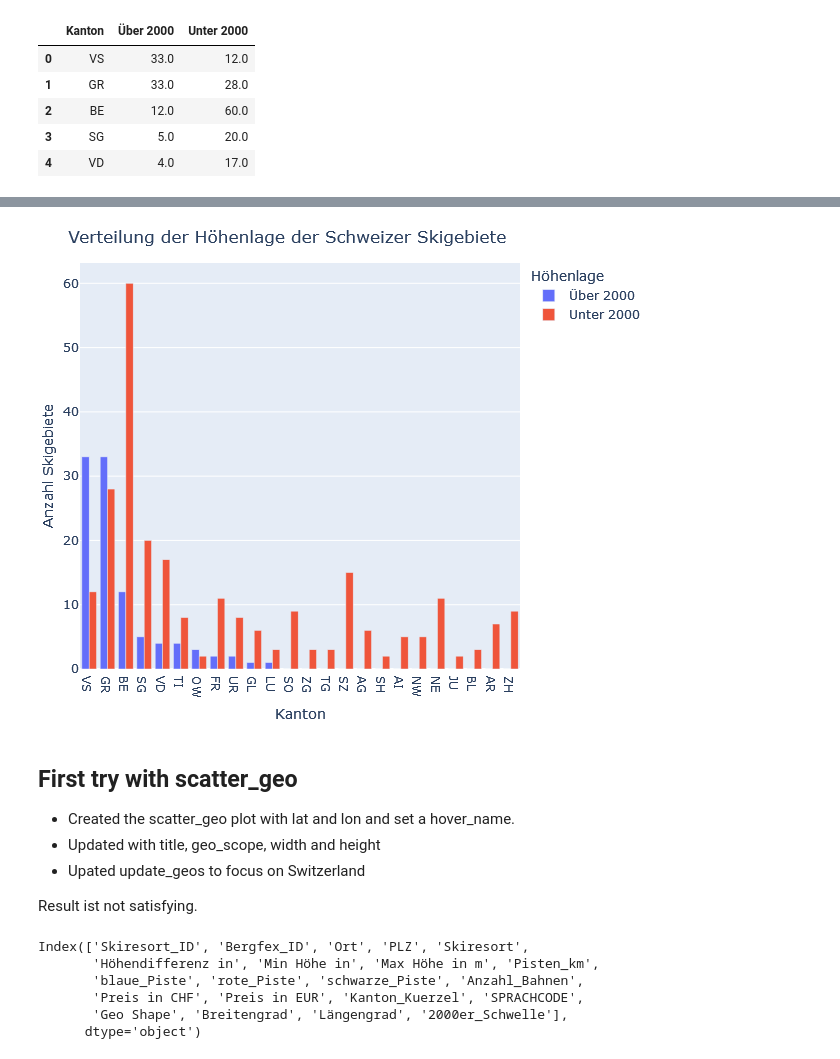
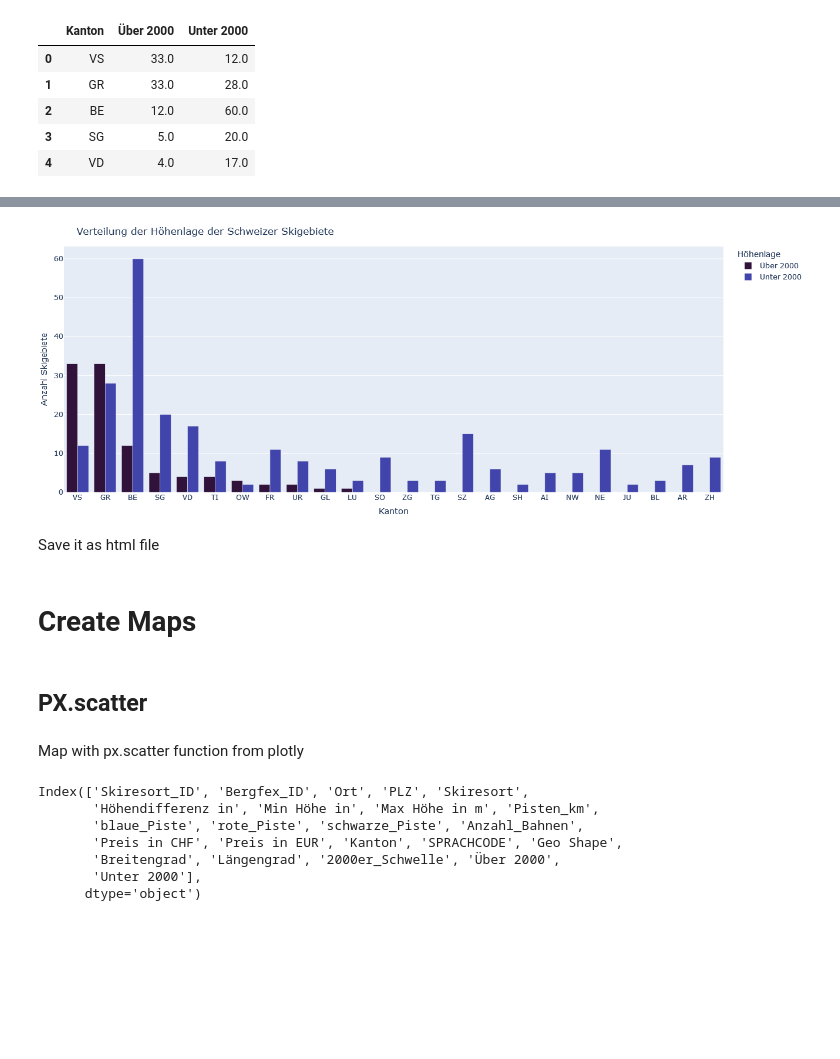
Before and after one commit to gimarius/Ski_Resorts_Switzerland, a Jupyter notebook: Data_Visualisation/Plotly_Analysis.ipynb, the cells around one changed output, grey strips where cells are left out. Drawn from its saved outputs; the diff is of its cells as text; code cells hidden in the pictures; blank space fills up the shorter version.

```diff
--- a/Data_Visualisation/Plotly_Analysis.ipynb
+++ b/Data_Visualisation/Plotly_Analysis.ipynb
@@ -43,2 +40,2 @@ Index(['Skiresort_ID', 'Bergfex_ID', 'Ort', 'PLZ', 'Unnamed: 4',
 # %%
-df.rename(columns={'Unnamed: 4':'Skiresort'}, inplace=True)
+df.rename(columns={'Unnamed: 4':'Skiresort','Kanton_Kuerzel': 'Kanton' }, inplace=True)
@@ -45,6 +44,5 @@ df.rename(columns={'Unnamed: 4':'Skiresort'}, inplace=True)
 # %%
-df.loc[(df['Max Höhe in m'] > 1999), 'Über_2000'] = 1
-df.loc[(df['Max Höhe in m'] < 2000), 'Über_2000'] = 0
-
-df.loc[(df['Max Höhe in m'] > 1999), 'Unter_2000'] = 0
-df.loc[(df['Max Höhe in m'] < 2000), 'Unter_2000'] = 1
+df.loc[(df['Max Höhe in m'] > 1999), 'Über 2000'] = 1
+df.loc[(df['Max Höhe in m'] < 2000), 'Über 2000'] = 0
+df.loc[(df['Max Höhe in m'] > 1999), 'Unter 2000'] = 0
+df.loc[(df['Max Höhe in m'] < 2000), 'Unter 2000'] = 1
@@ -63,9 +86,5 @@ Index(['Skiresort_ID', 'Bergfex_ID', 'Ort', 'PLZ', 'Skiresort',
 # %%
-df_Kanton_Höhe = df.groupby('Kanton_Kuerzel')['Über_2000','Unter_2000'].sum().sort_values(['Über_2000'],ascending=False).reset_index()
-df_Kanton_Höhe.rename(columns={'Über_2000':'Über 2000',
-                               'Unter_2000' : 'Unter 2000',
-                              'Kanton_Kuerzel': 'Kanton'}, inplace=True)
-
+df_Kanton_Höhe = df.groupby('Kanton')['Über 2000','Unter 2000'].sum().sort_values(['Über 2000'],ascending=False).reset_index()
 df_Kanton_Höhe.head(5)
 # %% [output]
 Indexing with multiple keys (implicitly converted to a tuple of keys) will be deprecated, use a list instead.
@@ -93,37 +99,40 @@ Index(['Skiresort_ID', 'Bergfex_ID', 'Ort', 'PLZ', 'Skiresort',
 # %%
 fig_bar = px.bar(df_Kanton_Höhe,
              x='Kanton',
              y = ["Über 2000","Unter 2000"],
              title="Verteilung der Höhenlage der Schweizer Skigebiete",
              height=500,
              barmode='group',
-             labels={'Katnon':'Kanton', 'value': 'Anzahl Skigebiete'}
+             labels={'Kanton':'Kanton', 'value': 'Anzahl Skigebiete'},
+                 color_discrete_sequence=px.colors.sequential.Turbo
 )
 
 fig_bar.update_layout(margin={"r":0,"t":40,"l":0,"b":0},
                   showlegend = True,
                   legend=dict(title="Höhenlage",))
 
 
 fig_bar.show()
 # %% [output]
-[figure, old version]
+[figure, new version]
+# %% [markdown]
+Save it as html file
 # %%
 fig_bar.write_html('Bar_Plot_Höhe.html')
 # %% [markdown]
-## First try with scatter_geo
-- Created the scatter_geo plot with lat and lon and set a hover_name.
-- Updated with title, geo_scope, width and height
-- Upated update_geos to focus on Switzerland
-
-Result ist not satisfying.
+# Create Maps
-# %%
-df.columns
-# %% [output]
-Index(['Skiresort_ID', 'Bergfex_ID', 'Ort', 'PLZ', 'Skiresort',
-       'Höhendifferenz in', 'Min Höhe in', 'Max Höhe in m', 'Pisten_km',
-       'blaue_Piste', 'rote_Piste', 'schwarze_Piste', 'Anzahl_Bahnen',
-       'Preis in CHF', 'Preis in EUR', 'Kanton_Kuerzel', 'SPRACHCODE',
-       'Geo Shape', 'Breitengrad', 'Längengrad', '2000er_Schwelle'],
-      dtype='object')
+# %% [markdown]
+## PX.scatter
+# %% [markdown]
+Map with px.scatter function from plotly
+# %%
+df.columns
+# %% [output]
+Index(['Skiresort_ID', 'Bergfex_ID', 'Ort', 'PLZ', 'Skiresort',
+       'Höhendifferenz in', 'Min Höhe in', 'Max Höhe in m', 'Pisten_km',
+       'blaue_Piste', 'rote_Piste', 'schwarze_Piste', 'Anzahl_Bahnen',
+       'Preis in CHF', 'Preis in EUR', 'Kanton', 'SPRACHCODE', 'Geo Shape',
+       'Breitengrad', 'Längengrad', '2000er_Schwelle', 'Über 2000',
+       'Unter 2000'],
+      dtype='object')
 # %%
```
Also changed, not shown: parts of 35 cells of this notebook.
